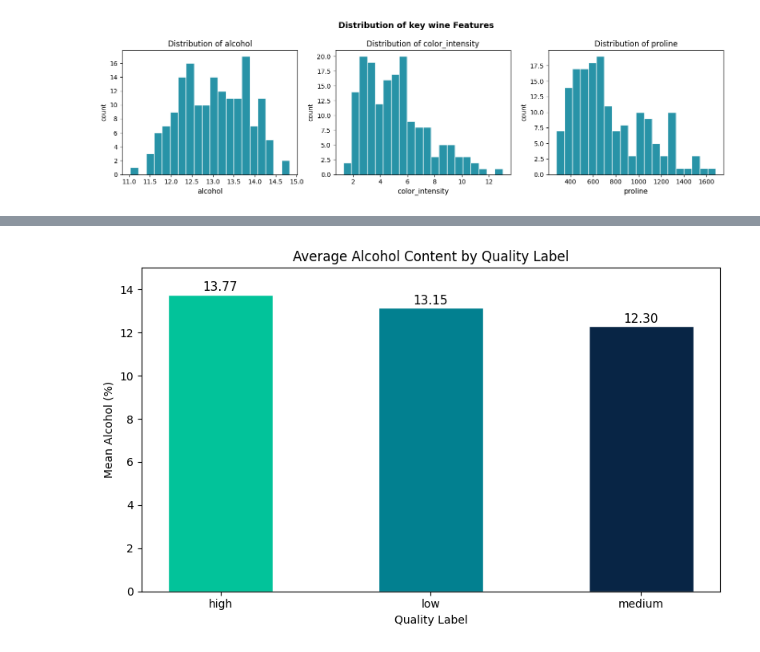
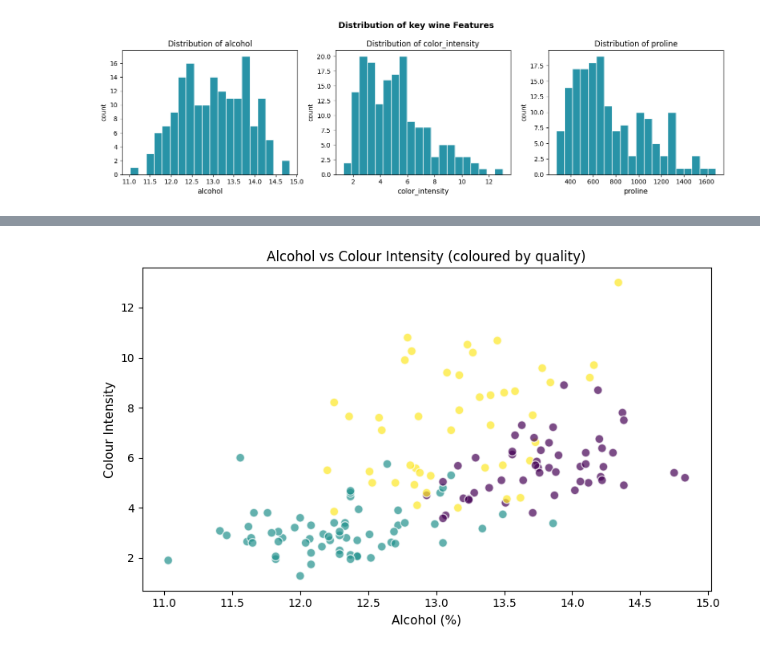
Before and after one commit to 77anuj77/SML_lec, a Jupyter notebook: ass2/ass2.ipynb, the cells around one changed output, grey strips where cells are left out. Cells and saved outputs as stored; diff of their text form; code cells hidden in the pictures.

```diff
--- a/ass2/ass2.ipynb
+++ b/ass2/ass2.ipynb
@@ -90,36 +75,16 @@ plt.show()
-# %%
-avg_alcohol = (
-    df.groupby("quality_label")["alcohol"]
-    .mean()
-    .sort_values(ascending=False)
-)
-
-fig, ax = plt.subplots(figsize=(8, 5))
-
-bars = ax.bar(
-    avg_alcohol.index,
-    avg_alcohol.values,
-    color=["#02C39A", "#028090", "#082545"],
-    edgecolor="white",
-    width=0.5
-)
-
-for bar in bars:
-    ax.text(
-        bar.get_x() + bar.get_width() / 2,
-        bar.get_height() + 0.05,
-        f"{bar.get_height():.2f}",
-        ha="center",
-        va="bottom",
-        fontsize=11
-    )
-
-ax.set_title("Average Alcohol Content by Quality Label", fontsize=12)
-ax.set_xlabel("Quality Label")
-ax.set_ylabel("Mean Alcohol (%)")
-ax.set_ylim(0, 15)
-
-plt.tight_layout()
-plt.show()
-# %% [output]
-[figure, removed]
+# %%
+colour_map = {"high": 0, "medium": 1, "low": 2}
+colours = df["quality_label"].map(colour_map)
+
+fig, ax = plt.subplots(figsize=(8, 5))
+ax.scatter(df["alcohol"], df["color_intensity"], c=colours, cmap="viridis", alpha=0.7, edgecolors="white", s=60)
+
+ax.set_xlabel("Alcohol (%)", fontsize=11)
+ax.set_ylabel("Colour Intensity", fontsize=11)
+ax.set_title("Alcohol vs Colour Intensity (coloured by quality)", fontsize=12)
+
+plt.tight_layout()
+
+plt.show()
+# %% [output]
+[figure, added]
```
Also changed, not shown: parts of 14 cells of this notebook.
